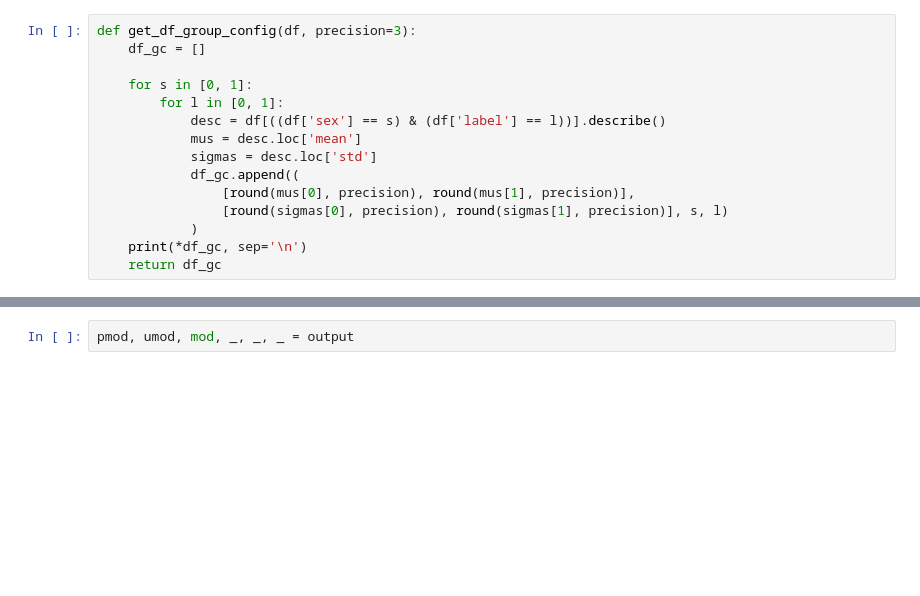
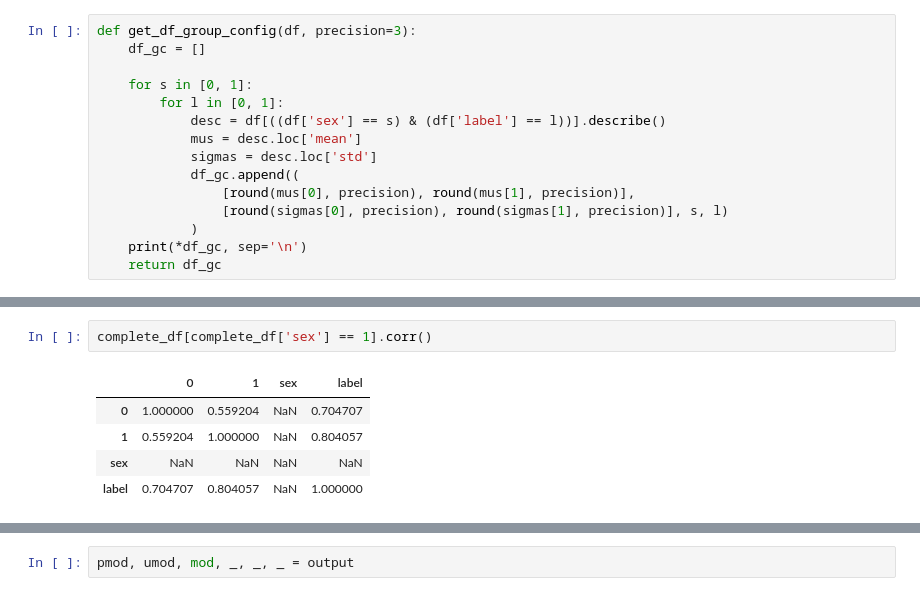
Before and after one commit to rakinhaider/MissingValueDisparity, a Jupyter notebook: notebooks/missing_value_disparity.ipynb, the cells around one changed output, grey strips where cells are left out. Saved outputs shown, nothing was run; the diff lists cells and outputs as text; blank space fills up the shorter version.

```diff
--- a/notebooks/missing_value_disparity.ipynb
+++ b/notebooks/missing_value_disparity.ipynb
@@ -169,0 +341,8 @@ get_df_group_config(complete_df)
+# %%
+complete_df[complete_df['sex'] == 1].corr()
+# %% [output]
+|  | 0 | 1 | sex | label |
+| 0 | 1.000000 | 0.559204 | NaN | 0.704707 |
+| 1 | 0.559204 | 1.000000 | NaN | 0.804057 |
+| sex | NaN | NaN | NaN | NaN |
+| label | 0.704707 | 0.804057 | NaN | 1.000000 |
```
Also changed, not shown: parts of 34 cells of this notebook, 26 other files.
